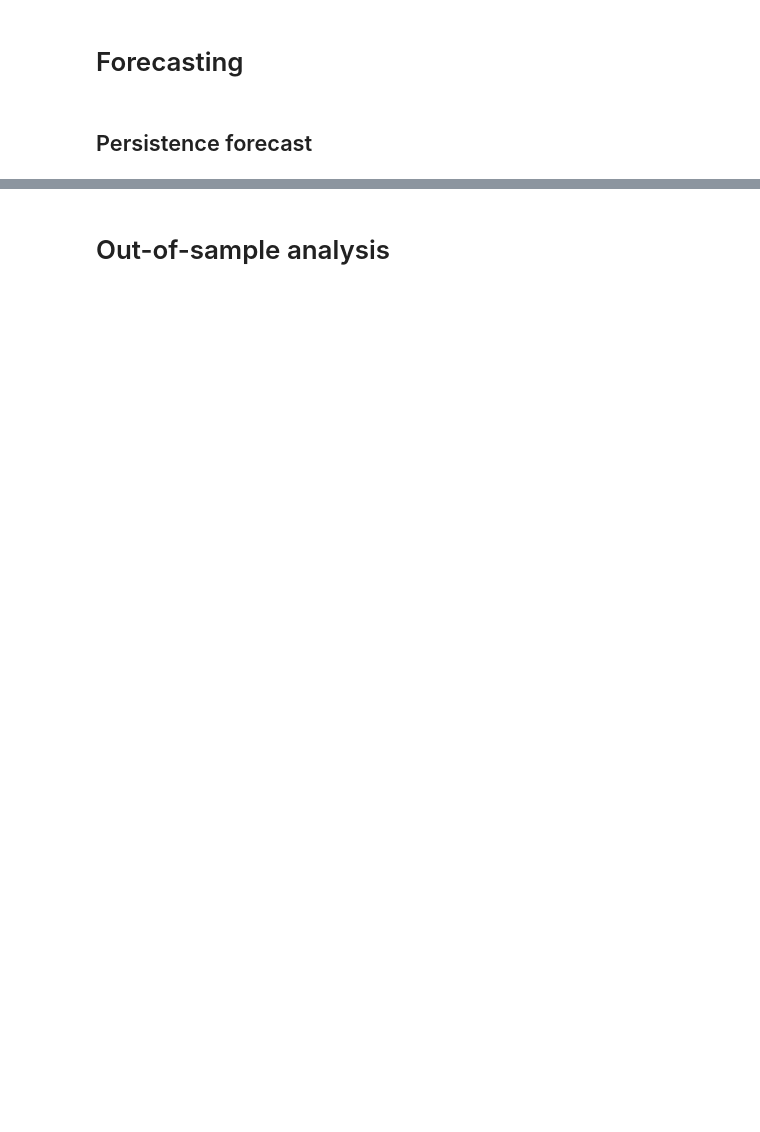
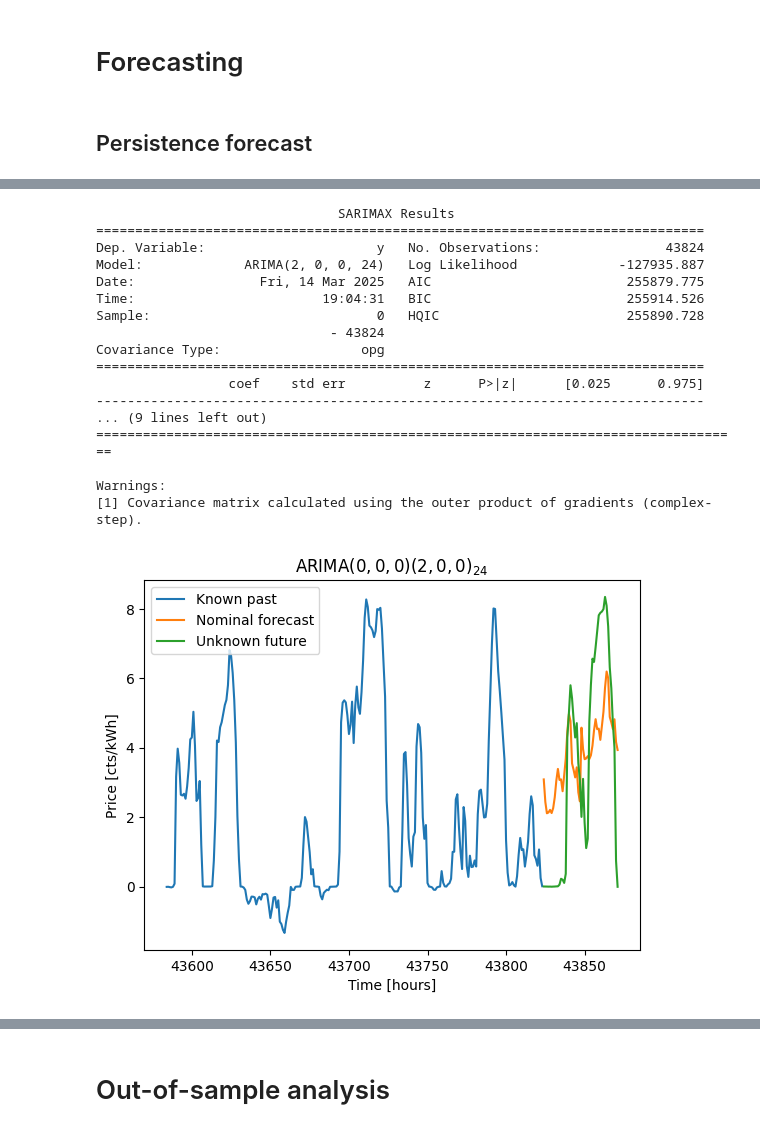
Before and after one commit to ruairimoran/spock.cu, a Jupyter notebook: examples/powerDistribution/deEnergyData/arimaModels/priceArimaModel.ipynb, the cells around one changed output, grey strips where cells are left out. Drawn from its saved outputs; the diff is of its cells as text; code cells hidden in the pictures; blank space fills up the shorter version.

```diff
--- a/examples/powerDistribution/deEnergyData/arimaModels/priceArimaModel.ipynb
+++ b/examples/powerDistribution/deEnergyData/arimaModels/priceArimaModel.ipynb
@@ -116,18 +177,32 @@ plot_acf(trainedArima000010s48.resid, lags=np.arange(acf_size))
 # %%
-# arima000200s48 = ARIMA(
-#     endog=trainingData, order=(0, 0, 0), seasonal_order=(7, 0, 0, season_periods), trend="t"
-# )
-
-arima000200s48 = ARIMA(endog=trainingData, order=(2,1,2), seasonal_order=(0,0,0,0), exog=trainingData.shift([24, 168]))
-result = arima000200s48.fit()
-# season ([24 and 168])
-# order ([0, 5], [0, 1], [0, 5])
-trainedArima000200s48 = fitAndPlotForecast(
+arima000200s = ARIMA(
+    endog=trainingData, order=(0, 0, 0), seasonal_order=(2, 0, 0, s), trend="t"
+)
+trainedArima000200s = fitAndPlotForecast(
     trainingData,
     trainingTime,
     testData,
     testTime,
-    arima000200s48,
-    title="ARIMA$(0, 0, 0)(2, 0, 0)_{s}$",
+    arima000200s,
+    title=f"ARIMA$(0, 0, 0)(2, 0, 0)_{{{s}}}$",
 )
+# %% [output]
+                               SARIMAX Results
+==============================================================================
+Dep. Variable:                      y   No. Observations:                43824
+Model:             ARIMA(2, 0, 0, 24)   Log Likelihood             -127935.887
+Date:                Fri, 14 Mar 2025   AIC                         255879.775
+Time:                        19:04:31   BIC                         255914.526
+Sample:                             0   HQIC                        255890.728
+                              - 43824
+Covariance Type:                  opg
+==============================================================================
+                 coef    std err          z      P>|z|      [0.025      0.975]
+------------------------------------------------------------------------------
+... (9 lines left out)
+===================================================================================
+
+Warnings:
+[1] Covariance matrix calculated using the outer product of gradients (complex-step).
+[figure, added]
 # %%
```
Also changed, not shown: parts of 36 cells of this notebook.
